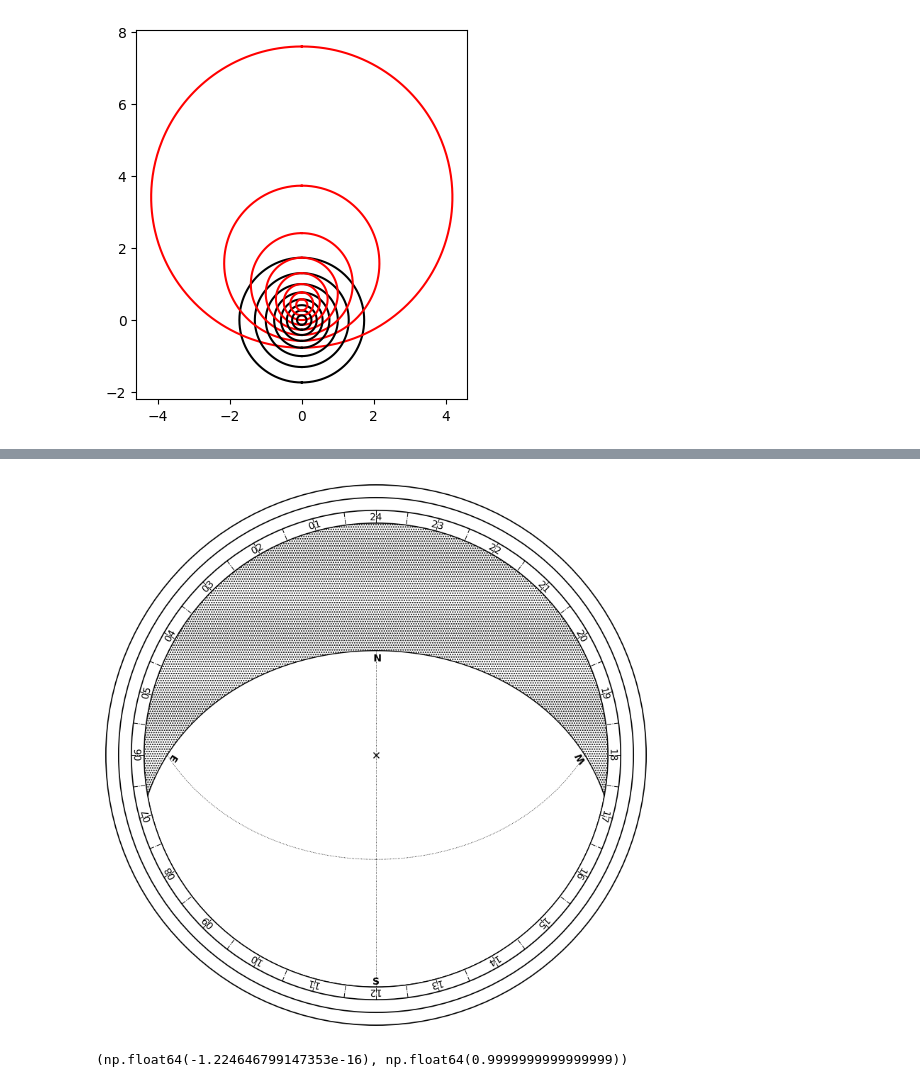
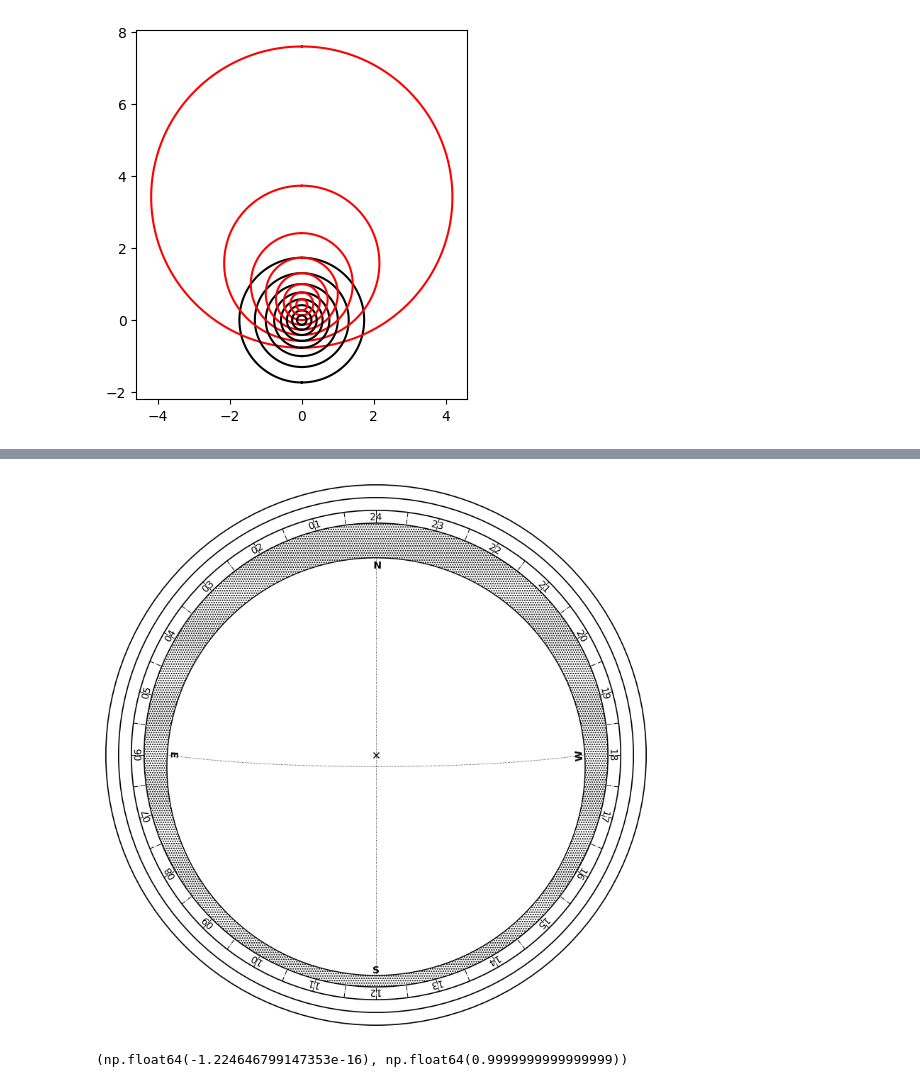
Before and after one commit to Giacomo-Menegatti/HARey_constellations_cards, a Jupyter notebook: astrolabe.ipynb, the cells around one changed output, grey strips where cells are left out. Cells and saved outputs as stored; diff of their text form; code cells hidden in the pictures.

```diff
--- a/astrolabe.ipynb
+++ b/astrolabe.ipynb
@@ -194,11 +194,11 @@ for theta in range(-30,90,15):
     x,y = azimuthal_polar(phi, np.full(1000, theta))
     ax.plot(x,y, color='k')
 
-x,y = project_mask(np.linspace(0,360,1000), np.full(1000, 0), -0, pole='N')
+x,y = local2equator(np.linspace(0,360,1000), np.full(1000, 0), -45, pole='N')
 ax.plot(x,y, color='r')
 
 for phi in range(90,360,90):
-    x,y = project_mask(np.full(1000,phi), np.linspace(0,90,1000), -0, pole='N')
+    x,y = local2equator(np.full(1000,phi), np.linspace(0,90,1000), -45, pole='N')
     ax.plot(x,y)
 
 ax.set_aspect('equal')
@@ -243,32 +243,32 @@ def plot_mask(lat, fov=210, mode='azimuth', face='front'):
         _, circle_radius = azimuthal_polar(180, max_dec)
 
     # Horizon (points done anticlockwise to make the cutout)
-    h_x, h_y = project_mask(np.linspace(360,0,1001), np.full(1001, 0), lat, mode=mode)
+    h_x, h_y = local2equator(np.linspace(360,0,1001), np.full(1001, 0), lat, mode=mode)
 
     # Meridians (east and west)
     M_x, M_y = [], []
     for phi in (90,-90):
-        m_x, m_y = project_mask(np.full(1001, phi), np.linspace(0,90,1001), lat, mode=mode)
+        m_x, m_y = local2equator(np.full(1001, phi), np.linspace(0,90,1001), lat, mode=mode)
         M_x.append(m_x)
         M_y.append(m_y)
 
     # East and west cardinal points and angles
     e_long = sign*90
-    e_x, e_y = project_mask(e_long,0,lat, mode=mode)
-    x,y = project_mask((e_long+1,e_long-1), (0,0), lat)
+    e_x, e_y = local2equator(e_long,0,lat, mode=mode)
+    x,y = local2equator((e_long+1,e_long-1), (0,0), lat)
     e_angle = np.rad2deg(np.arctan2(y[1]-y[0], x[1]-x[0]))
 
     w_long = -sign*90
-    w_x, w_y = project_mask(w_long,0,lat, mode=mode)
-    x,y = project_mask((w_long+1,w_long-1), (0,0), lat)
+    w_x, w_y = local2equator(w_long,0,lat, mode=mode)
+    x,y = local2equator((w_long+1,w_long-1), (0,0), lat)
     w_angle = np.rad2deg(np.arctan2(y[1]-y[0], x[1]-x[0]))
 
     # North cardinal point (from the north emisphere)
-    _, n_y = project_mask(180,0,lat, mode=mode)
+    _, n_y = local2equator(180,0,lat, mode=mode)
     n_angle = 180
 
     # South cardinal point
-    _, s_y = project_mask(0,0, lat, mode=mode)
+    _, s_y = local2equator(0,0, lat, mode=mode)
     s_y = max(s_y, -circle_radius)
     s_angle = 0
 
@@ -326,35 +326,35 @@ def plot_mask(lat, fov=210, mode='azimuth', face='front'):
 
     # Do not display the markers is outside the map
     if np.abs(scale*n_y) <= int_r:
         ax.text(0, scale*n_y, 'N', rotation=n_angle, ha='center', va='bottom', rotation_mode='anchor', fontsize=10, weight='bold')
 
     if np.abs(scale*s_y) <= int_r:
         ax.text(0, scale*s_y, 'S', rotation=s_angle, ha='center', va='bottom', rotation_mode='anchor', fontsize=10, weight='bold')
 
     spacing = (ext_r-int_r)/3
     for i in range(1,4):
         ax.add_patch(Circle((0,0), int_r + i*spacing, facecolor='none', edgecolor='k', lw=1.2))
 
     hour_r = int_r + spacing/2
     circle_r = int_r + spacing
 
     for hour in range(1,25):
         angle = np.pi/12*hour
         text_place(f'{hour:02}', ax, (hour_r*np.sin(-sign*angle), hour_r*np.cos(-sign*angle)), angle=sign*angle, font_size=0.035)
 
     for angle in np.linspace(0,2*np.pi,49):
         ax.plot([circle_r*np.sin(angle), int_r*np.sin(angle)], [circle_r*np.cos(angle), int_r*np.cos(angle)], color='k', ls='-.', lw=0.7)
 
     ax.plot(0,0,'kx')
     ax.set_xlim(-1,1)
     ax.set_ylim(-1,1)
     ax.set_aspect('equal')
     ax.set_axis_off()
     plt.show()
 
-plot_mask(45, fov=200, mode='azimuth', face='front')
+plot_mask(85, fov=200, mode='azimuth', face='front')
 # %% [output]
-[figure, old version]
+[figure, new version]
 # %%
 stereo_polar(180, 0)
 # %% [output]
```
Also changed, not shown: parts of 4 cells of this notebook, 1 other file.
